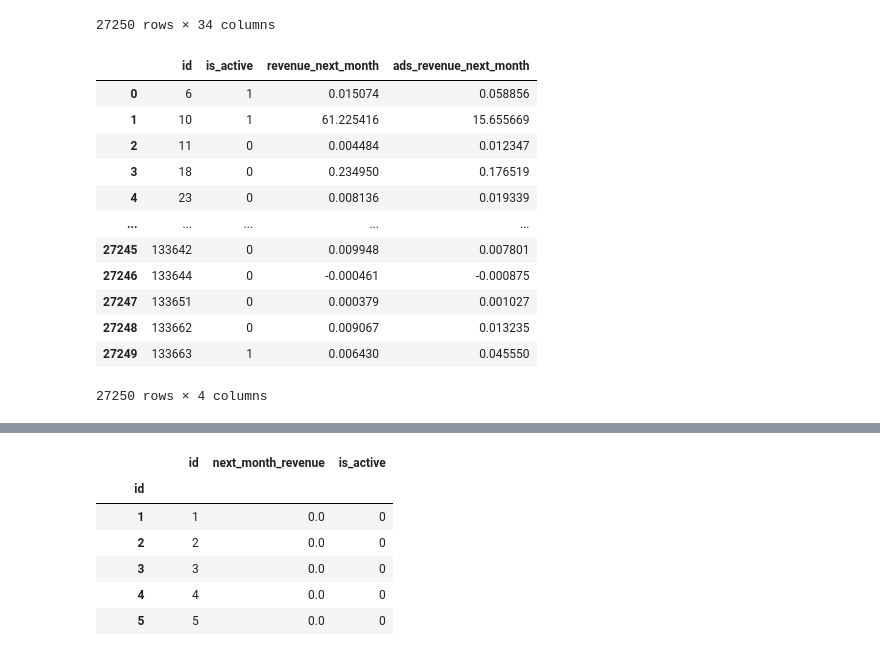
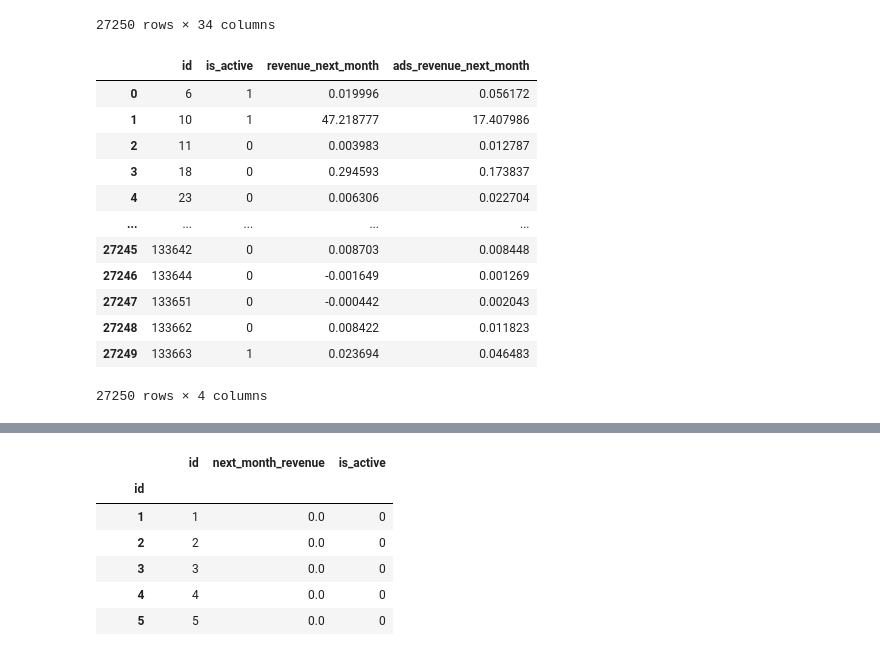
Before and after one commit to canonic-epicure/cs_space_ml_contest, a Jupyter notebook: task_g/task_g_training.ipynb, the cells around one changed output, grey strips where cells are left out. Cells and saved outputs as stored; diff of their text form; code cells hidden in the pictures.

```diff
--- a/task_g/task_g_training.ipynb
+++ b/task_g/task_g_training.ipynb
@@ -104,0 +156,2 @@ imp
+# %%
+w_ads_revenue = fit_blend_weights(P, y.to_numpy(), lam=1e-4)
@@ -104,0 +162,10 @@ imp
+# %%
+def predict_ads_revenue(X, w, b=0):
+    sum = np.zeros(X.shape[0])
+
+    for idx, family in enumerate(models_ads_revenue):
+        predict = np.mean([ model.predict(X[model.feature_names_]) for model in family ], axis=0)
+
+        sum += w[idx] * predict
+
+    return sum + b
@@ -192,7 +288,7 @@ y = df["is_active_next_month"]
 params = dict(
     iterations=2000,
     early_stopping_rounds=200,
-    learning_rate=0.025,
+    learning_rate=0.0125,
     loss_function='Logloss',
 #     subsample=0.9,
     l2_leaf_reg=3,
@@ -259,30 +355,30 @@ prediction
 27250 rows × 34 columns
 # %%
 def predict_average(models, input):
-    predictions = np.array([ model.predict(input[model.feature_names_], prediction_type="Probability")[:, 1] for model in models ])
+    predictions = np.array([model.predict(input[model.feature_names_], prediction_type="Probability")[:, 1] for model in models])
 
     return predictions.mean(axis=0)
 
 prediction['is_active'] = np.int8(predict_average(models_is_active_next_month, prediction) > 0.5)
 prediction['revenue_next_month'] = np.expm1(model_revenue_next_month.predict(prediction[model_revenue_next_month.feature_names_]))
-prediction['ads_revenue_next_month'] = np.expm1(model_ads_revenue_next_month.predict(prediction[model_ads_revenue_next_month.feature_names_]))
+prediction['ads_revenue_next_month'] = np.expm1(predict_ads_revenue(prediction, w_ads_revenue))
 
 submission = prediction[ ['id', 'is_active', 'revenue_next_month', 'ads_revenue_next_month'] ].copy()
 
 submission
 # %% [output]
 |  | id | is_active | revenue_next_month | ads_revenue_next_month |
-| 0 | 6 | 1 | 0.015074 | 0.058856 |
-| 1 | 10 | 1 | 61.225416 | 15.655669 |
-| 2 | 11 | 0 | 0.004484 | 0.012347 |
-| 3 | 18 | 0 | 0.234950 | 0.176519 |
-| 4 | 23 | 0 | 0.008136 | 0.019339 |
+| 0 | 6 | 1 | 0.019996 | 0.056172 |
+| 1 | 10 | 1 | 47.218777 | 17.407986 |
+| 2 | 11 | 0 | 0.003983 | 0.012787 |
+| 3 | 18 | 0 | 0.294593 | 0.173837 |
+| 4 | 23 | 0 | 0.006306 | 0.022704 |
 | ... | ... | ... | ... | ... |
-| 27245 | 133642 | 0 | 0.009948 | 0.007801 |
-| 27246 | 133644 | 0 | -0.000461 | -0.000875 |
-| 27247 | 133651 | 0 | 0.000379 | 0.001027 |
-| 27248 | 133662 | 0 | 0.009067 | 0.013235 |
-| 27249 | 133663 | 1 | 0.006430 | 0.045550 |
+| 27245 | 133642 | 0 | 0.008703 | 0.008448 |
+| 27246 | 133644 | 0 | -0.001649 | 0.001269 |
+| 27247 | 133651 | 0 | -0.000442 | 0.002043 |
+| 27248 | 133662 | 0 | 0.008422 | 0.011823 |
+| 27249 | 133663 | 1 | 0.023694 | 0.046483 |
 27250 rows × 4 columns
 # %%
 submission[ 'next_month_revenue' ] = np.maximum(submission['revenue_next_month'], 0) + np.maximum(submission['ads_revenue_next_month'], 0)
```
Also changed, not shown: parts of 17 cells of this notebook, 4 other files.
